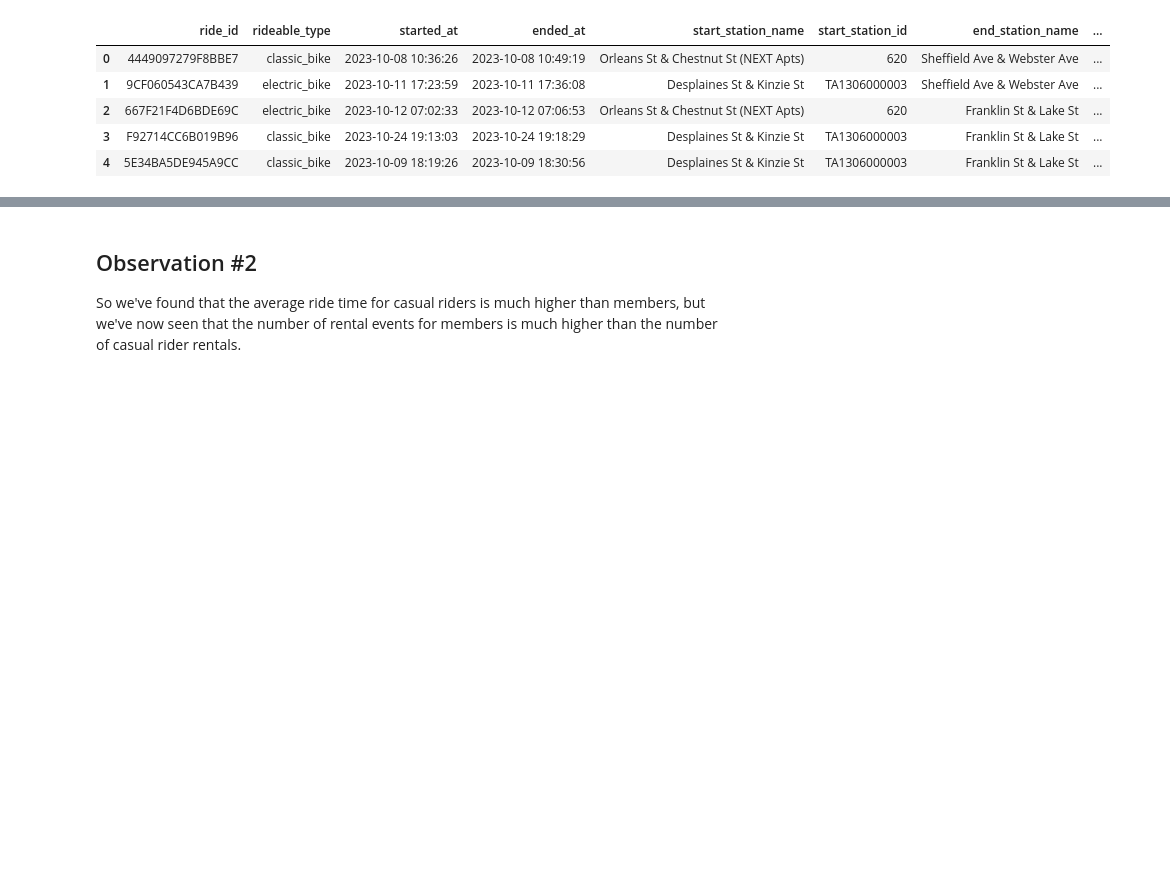
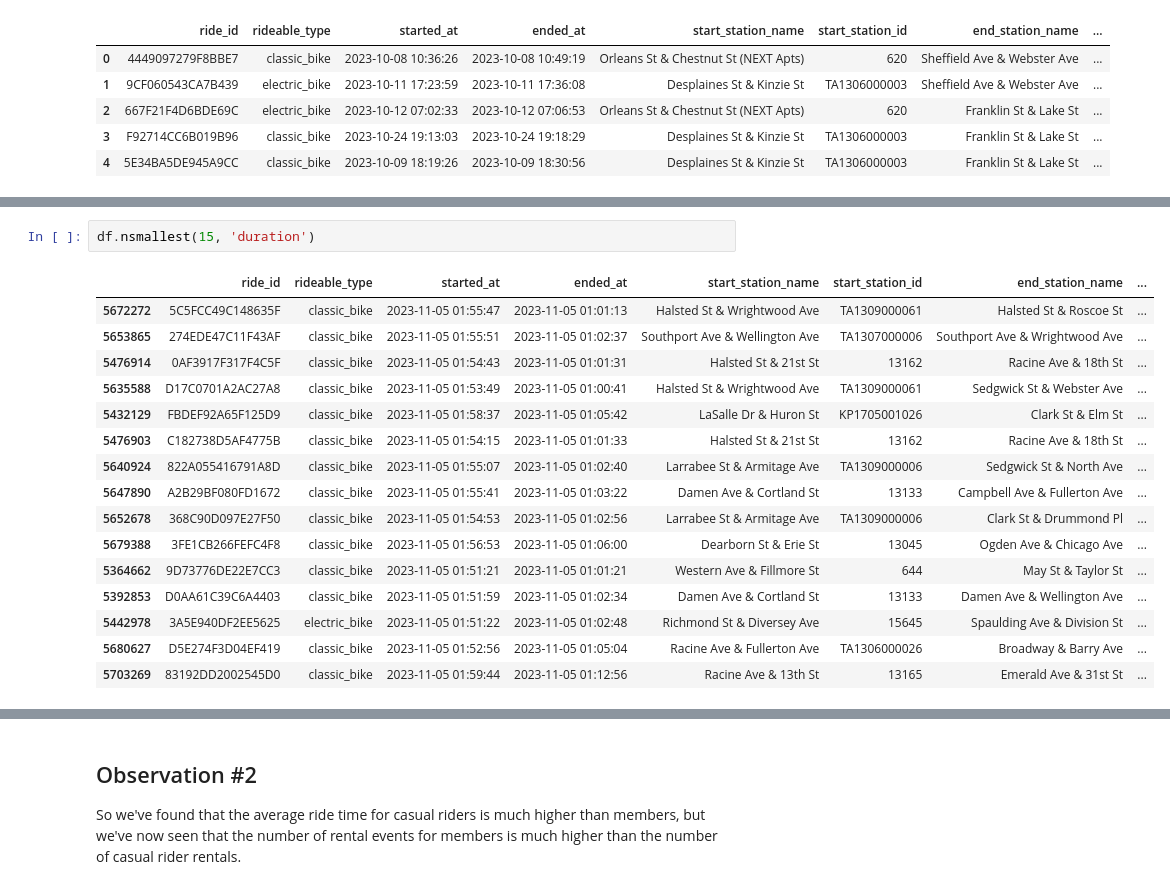
Before and after one commit to seantjhatch/google-data-analytics, a Jupyter notebook: capstone_project/capstone.ipynb, the cells around one changed output, grey strips where cells are left out. Saved outputs shown, nothing was run; the diff lists cells and outputs as text; blank space fills up the shorter version.

```diff
--- a/capstone_project/capstone.ipynb
+++ b/capstone_project/capstone.ipynb
@@ -248,0 +329,19 @@ df.head()
+# %%
+df.nsmallest(15, 'duration')
+# %% [output]
+|  | ride_id | rideable_type | started_at | ended_at | start_station_name | start_station_id | end_station_name | ... |
+| 5672272 | 5C5FCC49C148635F | classic_bike | 2023-11-05 01:55:47 | 2023-11-05 01:01:13 | Halsted St & Wrightwood Ave | TA1309000061 | Halsted St & Roscoe St | ... |
+| 5653865 | 274EDE47C11F43AF | classic_bike | 2023-11-05 01:55:51 | 2023-11-05 01:02:37 | Southport Ave & Wellington Ave | TA1307000006 | Southport Ave & Wrightwood Ave | ... |
+| 5476914 | 0AF3917F317F4C5F | classic_bike | 2023-11-05 01:54:43 | 2023-11-05 01:01:31 | Halsted St & 21st St | 13162 | Racine Ave & 18th St | ... |
+| 5635588 | D17C0701A2AC27A8 | classic_bike | 2023-11-05 01:53:49 | 2023-11-05 01:00:41 | Halsted St & Wrightwood Ave | TA1309000061 | Sedgwick St & Webster Ave | ... |
+| 5432129 | FBDEF92A65F125D9 | classic_bike | 2023-11-05 01:58:37 | 2023-11-05 01:05:42 | LaSalle Dr & Huron St | KP1705001026 | Clark St & Elm St | ... |
+| 5476903 | C182738D5AF4775B | classic_bike | 2023-11-05 01:54:15 | 2023-11-05 01:01:33 | Halsted St & 21st St | 13162 | Racine Ave & 18th St | ... |
+| 5640924 | 822A055416791A8D | classic_bike | 2023-11-05 01:55:07 | 2023-11-05 01:02:40 | Larrabee St & Armitage Ave | TA1309000006 | Sedgwick St & North Ave | ... |
+| 5647890 | A2B29BF080FD1672 | classic_bike | 2023-11-05 01:55:41 | 2023-11-05 01:03:22 | Damen Ave & Cortland St | 13133 | Campbell Ave & Fullerton Ave | ... |
+| 5652678 | 368C90D097E27F50 | classic_bike | 2023-11-05 01:54:53 | 2023-11-05 01:02:56 | Larrabee St & Armitage Ave | TA1309000006 | Clark St & Drummond Pl | ... |
+| 5679388 | 3FE1CB266FEFC4F8 | classic_bike | 2023-11-05 01:56:53 | 2023-11-05 01:06:00 | Dearborn St & Erie St | 13045 | Ogden Ave & Chicago Ave | ... |
+| 5364662 | 9D73776DE22E7CC3 | classic_bike | 2023-11-05 01:51:21 | 2023-11-05 01:01:21 | Western Ave & Fillmore St | 644 | May St & Taylor St | ... |
+| 5392853 | D0AA61C39C6A4403 | classic_bike | 2023-11-05 01:51:59 | 2023-11-05 01:02:34 | Damen Ave & Cortland St | 13133 | Damen Ave & Wellington Ave | ... |
+| 5442978 | 3A5E940DF2EE5625 | electric_bike | 2023-11-05 01:51:22 | 2023-11-05 01:02:48 | Richmond St & Diversey Ave | 15645 | Spaulding Ave & Division St | ... |
+| 5680627 | D5E274F3D04EF419 | classic_bike | 2023-11-05 01:52:56 | 2023-11-05 01:05:04 | Racine Ave & Fullerton Ave | TA1306000026 | Broadway & Barry Ave | ... |
+| 5703269 | 83192DD2002545D0 | classic_bike | 2023-11-05 01:59:44 | 2023-11-05 01:12:56 | Racine Ave & 13th St | 13165 | Emerald Ave & 31st St | ... |
```
Also changed, not shown: parts of 22 cells of this notebook, 1 other file.
